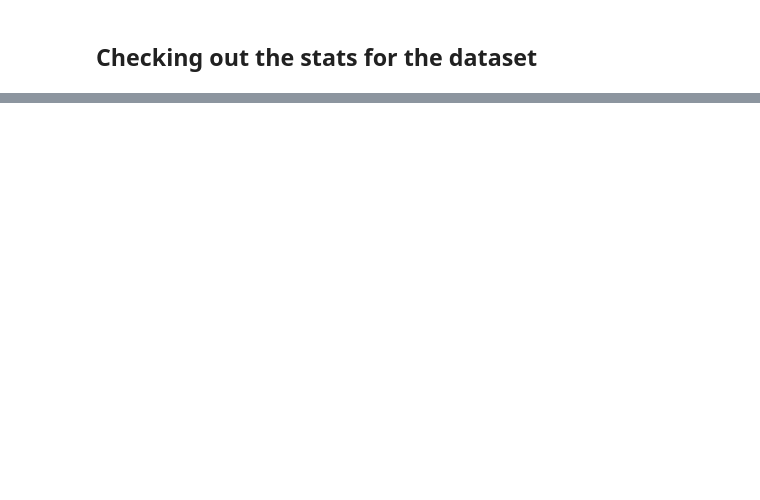
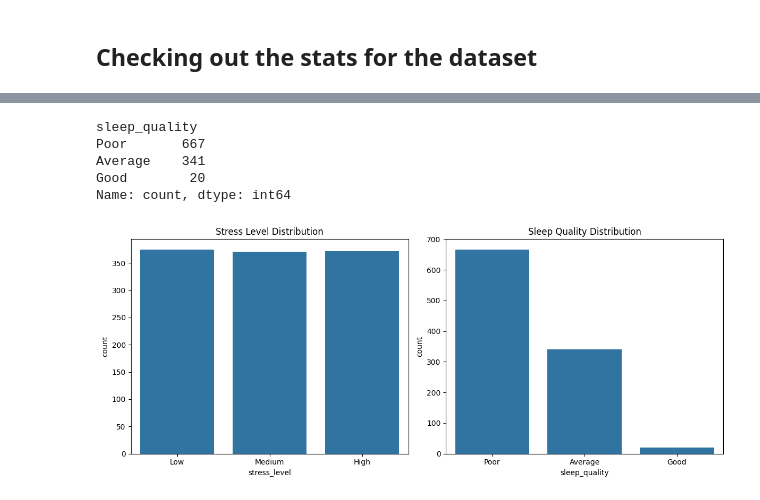
Before and after one commit to Hrick-08/Student-Stress-Analysis-and-Academic-Performance-Predictor, a Jupyter notebook: notebooks/EDA.ipynb, the cells around one changed output, grey strips where cells are left out. Cells and saved outputs as stored; diff of their text form; code cells hidden in the pictures; blank space fills up the shorter version.

```diff
--- a/notebooks/EDA.ipynb
+++ b/notebooks/EDA.ipynb
@@ -34,0 +112,24 @@ df.describe()
+# %%
+# df['stress_level'].value_counts()
+df['sleep_quality'].value_counts()
+# %% [output]
+sleep_quality
+Poor       667
+Average    341
+Good        20
+Name: count, dtype: int64
+# %%
+plt.figure(figsize=(12,5))
+
+plt.subplot(1,2,1)
+sns.countplot(x='stress_level', data=df, order=['Low','Medium','High'])
+plt.title("Stress Level Distribution")
+
+plt.subplot(1,2,2)
+sns.countplot(x='sleep_quality', data=df, order=['Poor','Average','Good'])
+plt.title("Sleep Quality Distribution")
+
+plt.tight_layout()
+plt.show()
+# %% [output]
+[figure, added]
```
Also changed, not shown: parts of 79 cells of this notebook, 4 other files.
